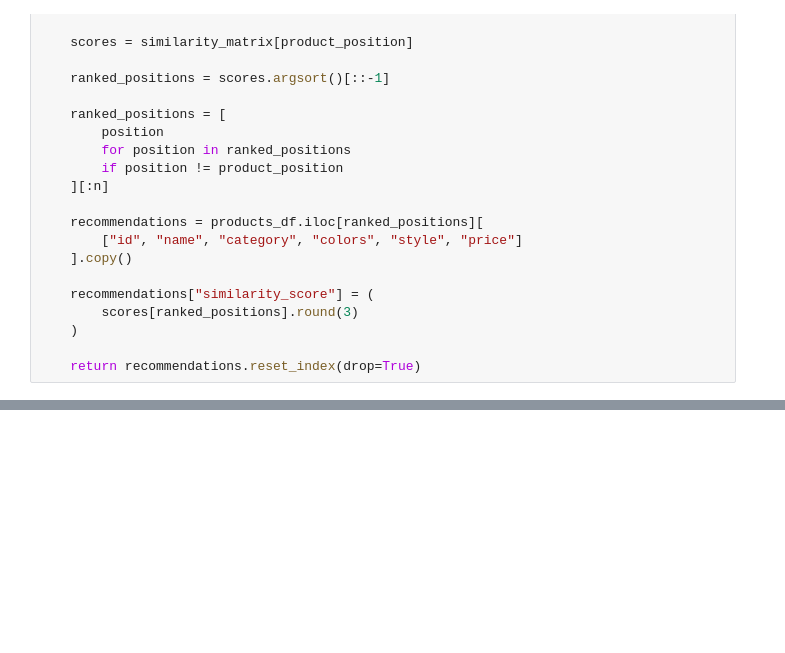
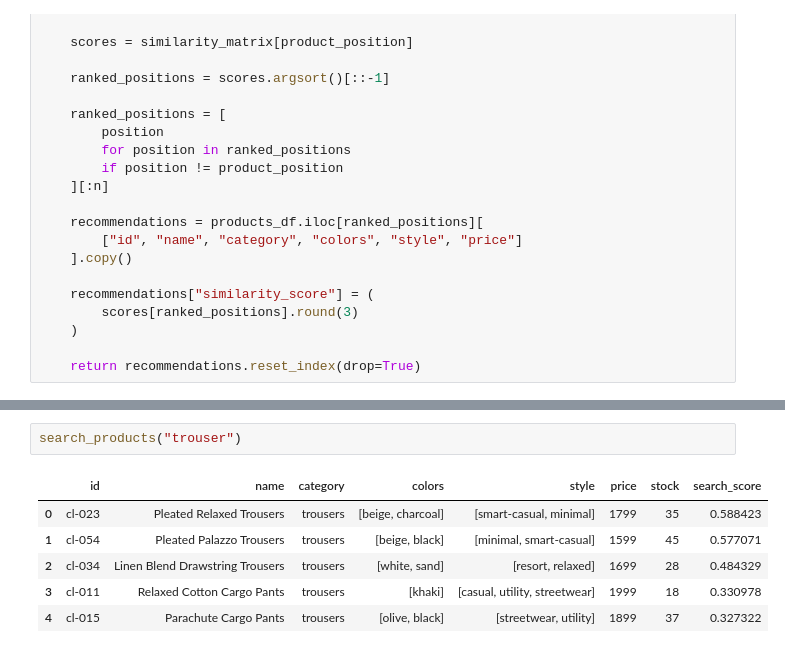
Before and after one commit to AnubhavPanwar1947/content-based-clothing-recommendation-model, a Jupyter notebook: notebooks/01_content_based_recommender.ipynb, the cells around one changed output, grey strips where cells are left out. Drawn from its saved outputs; the diff is of its cells as text; blank space fills up the shorter version.

```diff
--- a/notebooks/01_content_based_recommender.ipynb
+++ b/notebooks/01_content_based_recommender.ipynb
@@ -159,0 +284,9 @@ recommend_products("cl-002", n=5)
+# %%
+search_products("trouser")
+# %% [output]
+|  | id | name | category | colors | style | price | stock | search_score |
+| 0 | cl-023 | Pleated Relaxed Trousers | trousers | [beige, charcoal] | [smart-casual, minimal] | 1799 | 35 | 0.588423 |
+| 1 | cl-054 | Pleated Palazzo Trousers | trousers | [beige, black] | [minimal, smart-casual] | 1599 | 45 | 0.577071 |
+| 2 | cl-034 | Linen Blend Drawstring Trousers | trousers | [white, sand] | [resort, relaxed] | 1699 | 28 | 0.484329 |
+| 3 | cl-011 | Relaxed Cotton Cargo Pants | trousers | [khaki] | [casual, utility, streetwear] | 1999 | 18 | 0.330978 |
+| 4 | cl-015 | Parachute Cargo Pants | trousers | [olive, black] | [streetwear, utility] | 1899 | 37 | 0.327322 |
```
Also changed, not shown: parts of 21 cells of this notebook, 1 other file.
